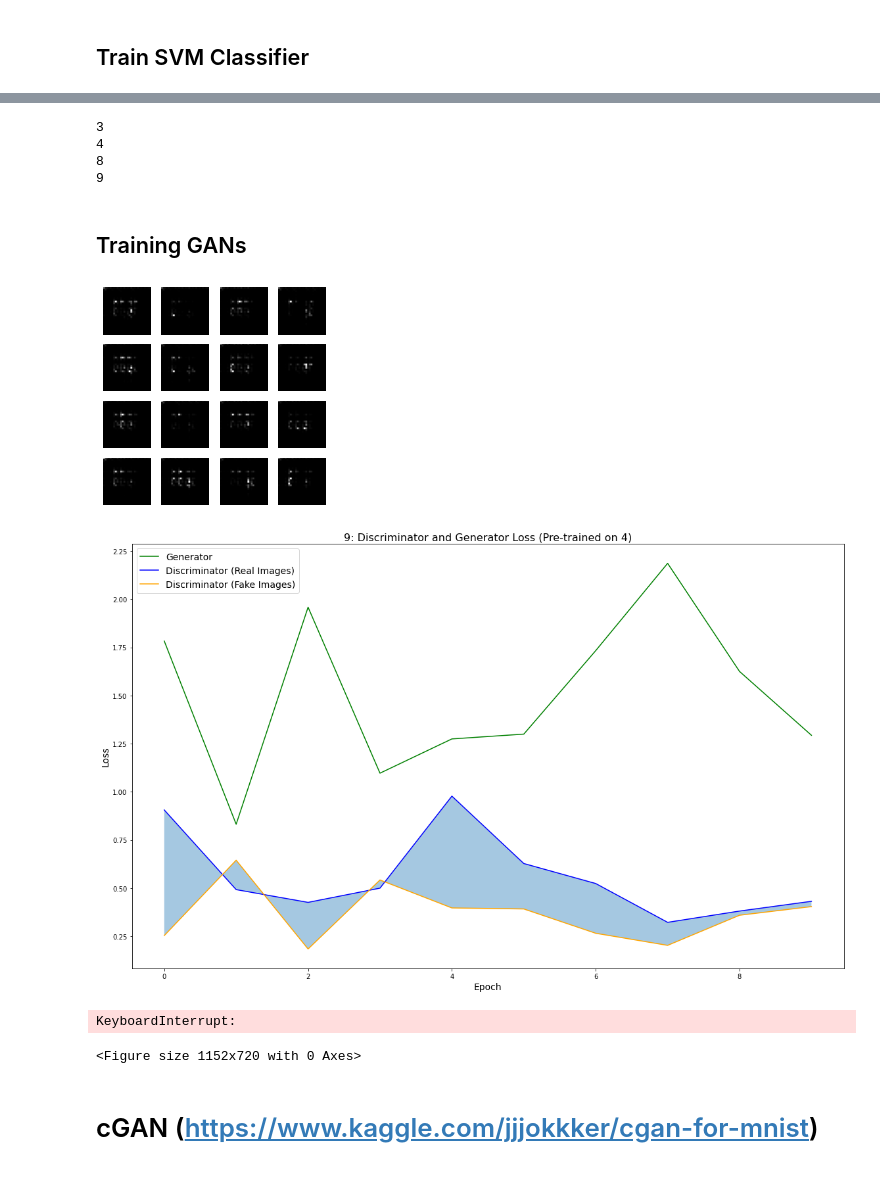
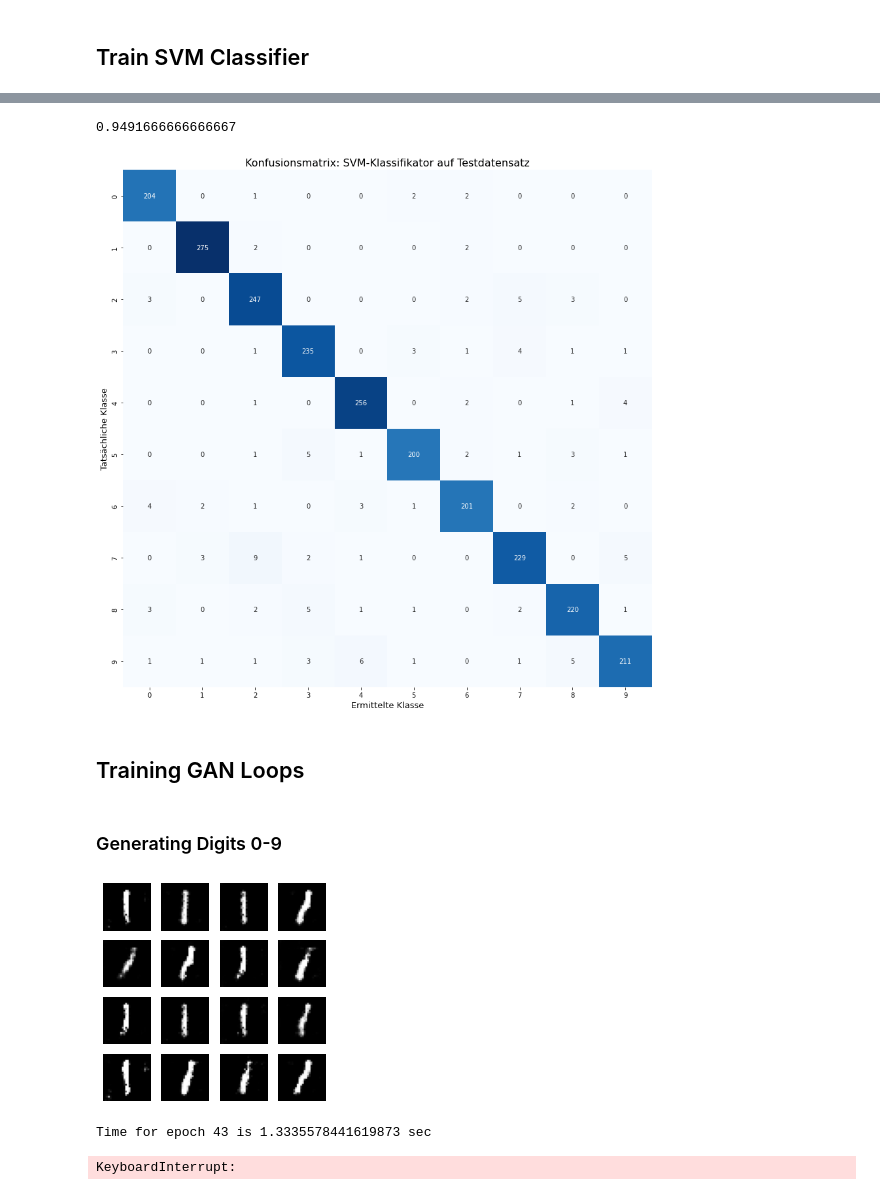
Before and after one commit to iamfredo/gans_mnist, a Jupyter notebook: gans_test.ipynb, the cells around one changed output, grey strips where cells are left out. Cells and saved outputs as stored; diff of their text form; code cells hidden in the pictures.

```diff
--- a/gans_test.ipynb
+++ b/gans_test.ipynb
@@ -585,23 +536,0 @@ print(classification_score)
-# %%
-# Function to evaluate generated images
-def evaluate_images_w_svm(imgs_dict, digit, epochs):
-      G_arr = np.empty(shape=(epochs, 100, 28, 28, 1))
-      for i in range(epochs):
-            G_arr[i] = np.asarray(imgs_dict[i])
-
-      preds = []
-      plt.figure(figsize=(16,10))
-      for i in range(epochs):
-            predictions = svm_model.predict(G_arr[i].reshape(100,784))
-            # classification_report(np.full(shape=256, fill_value=2), predictions)
-            acc = accuracy_score(np.full(shape=100, fill_value=int(digit[-1])), predictions)
-            preds.append(acc)
-      # Save accuracies to dataframe and save it locally
-      save_accuracy(preds, digit)
-      plt.xlabel("Epoch", fontsize=14)
-      plt.ylabel("Accuracy", fontsize=14)
-      plt.title("Accuracy on Generated Images per Epoch", fontsize=16)
-      plt.plot(preds)
-      plt.tight_layout()
-      plt.savefig(path + f"{digit}/accuracy_{digit}.svg", dpi=800, format="svg")
-      plt.show()
@@ -617,20 +537,29 @@ def save_accuracy(accuracies_list, dataclass):
-# %%
-for i in [3,4,8,9]:
-  print(i)
-# %% [output]
-3
-4
-8
-9
+# %%
+accuracy_score(y_test[:2400], predictions)
+# %% [output]
+0.9491666666666667
+# %%
+import seaborn as sns
+
+plt.figure(figsize=(12,12))
+sns.heatmap(confusion_matrix(y_test[:2400], predictions), annot=True, cbar=False, cmap="Blues", fmt='.0f')#, linewidths=0.5, linecolor="gray")
+plt.xlabel('Ermittelte Klasse', fontsize=13)
+plt.ylabel('Tatsächliche Klasse', fontsize=13)
+plt.title("Konfusionsmatrix: SVM-Klassifikator auf Testdatensatz", fontsize=16)
+plt.tight_layout()
+plt.savefig("generated/plots/confusion_matrix_test_set.svg")
+plt.show()
+# %% [output]
+[figure, added]
 # %% [markdown]
-## Training GANs
+## Training GAN Loops
+# %% [markdown]
+### Generating Digits 0-9
 # %%
 # GAN Training Loop
 pd.options.mode.chained_assignment = None  # default='warn'
 
-pre_epochs = 50
 post_epochs = 300
-path = f"generated/images_{pre_epochs}pre_{post_epochs}post/"
 
 imgs_dicts = {}
 
@@ -644,8 +573,8 @@ for i in range(10):
   d_fake_loss_plot = []
   g_loss_plot = []
 
-  for pre_epochs in range(50,350,50):
-    path = f"generated/images_{pre_epochs}pre_{post_epochs}post/"
+  for pre_epochs in [100,200,300]:
+    path = f"generated/images_{pre_epochs}pre_{post_epochs}post_test/"
 
     gen_loss_dict = {}
     dis_loss_dict = {}
@@ -660,49 +589,40 @@ for i in range(10):
     discriminator = make_discriminator_model()
     train(datasets_train[i], str(i), pre_epochs, generator=generator, discriminator=discriminator, save_images_dict=imgs_dicts[str(i)])
     save_losses(loss_lists=[[x.numpy() for x in g_loss_plot],[x.numpy() for x in d_real_loss_plot],[x.numpy() for x in d_fake_loss_plot]], dataclass=i)
-    plot_loss(str(i), d_loss_plot, g_loss_plot, d_real_loss_plot, d_fake_loss_plot)
+    plot_loss(str(i), d_loss_plot, g_loss_plot)#, d_real_loss_plot, d_fake_loss_plot)
 
     # Evaluate generated images using SVM classifier
     evaluate_images_w_svm(imgs_dicts[str(i)], str(i), pre_epochs)
 
-    for j in [3,4,8,9]:
+    for j in range(10):
       if i != j:
         print(f"** TRAINING  {i}{j} **")
         imgs_dicts[f"{i}{j}"] = {}
         generator_cpy = tf.keras.models.clone_model(generator)
         generator_cpy.build((None, 100))
         generator_cpy.compile(optimizer=generator_optimizer, loss='categorical_crossentropy')
         generator_cpy.set_weights(generator.get_weights())
         discriminator_cpy = tf.keras.models.clone_model(discriminator)
         discriminator_cpy.build((None, [28, 28, 1]))
         discriminator_cpy.compile(optimizer=discriminator_optimizer, loss='categorical_crossentropy')
         discriminator_cpy.set_weights(discriminator.get_weights())
 
         gen_loss_dict = {}
         dis_loss_dict = {}
         d_loss_plot = []
         d_real_loss_plot = []
         d_fake_loss_plot = []
         g_loss_plot = []
 
         train(datasets_train[j], f"{i}{j}", post_epochs, generator=generator_cpy, discriminator=discriminator_cpy, save_images_dict=imgs_dicts[f"{i}{j}"])
         save_losses(loss_lists=[[x.numpy() for x in g_loss_plot],[x.numpy() for x in d_real_loss_plot],[x.numpy() for x in d_fake_loss_plot]], dataclass=f"{i}{j}")
-        plot_loss(f"{i}{j}", d_loss_plot, g_loss_plot, d_real_loss_plot, d_fake_loss_plot)
+        plot_loss(f"{i}{j}", d_loss_plot, g_loss_plot)#, d_real_loss_plot, d_fake_loss_plot)
 
         # Evaluate generated images using SVM classifier
         evaluate_images_w_svm(imgs_dicts[f"{i}{j}"], f"{i}{j}", post_epochs)
-        """
-        # Sleep for 60 seconds every 2nd round (cool down GPU)
-        if j % 2 != 0:
-          print(" ++ Waiting 20 Seconds. ++")
-          time.sleep(20)
-        """
       else:
         print(f"-- NOT TRAINING  {i}{j} --")
 # %% [output]
-[figure, old version]
+[figure, new version]
-[figure, removed]
-KeyboardInterrupt:
+Time for epoch 43 is 1.3335578441619873 sec
-<Figure size 1152x720 with 0 Axes>
+KeyboardInterrupt:
-# %% [markdown]
-# cGAN (https://www.kaggle.com/jjjokkker/cgan-for-mnist)
```
Also changed, not shown: parts of 53 cells of this notebook, 1 other file.
